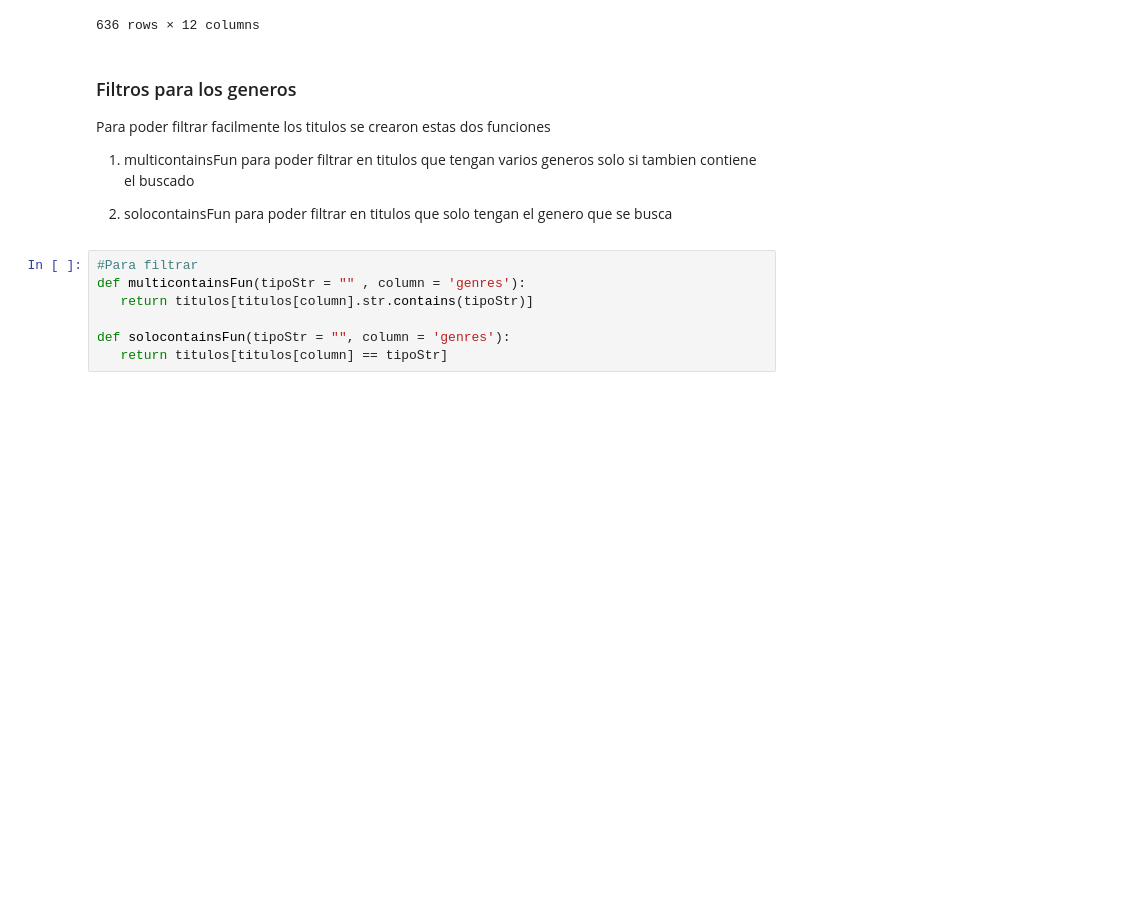
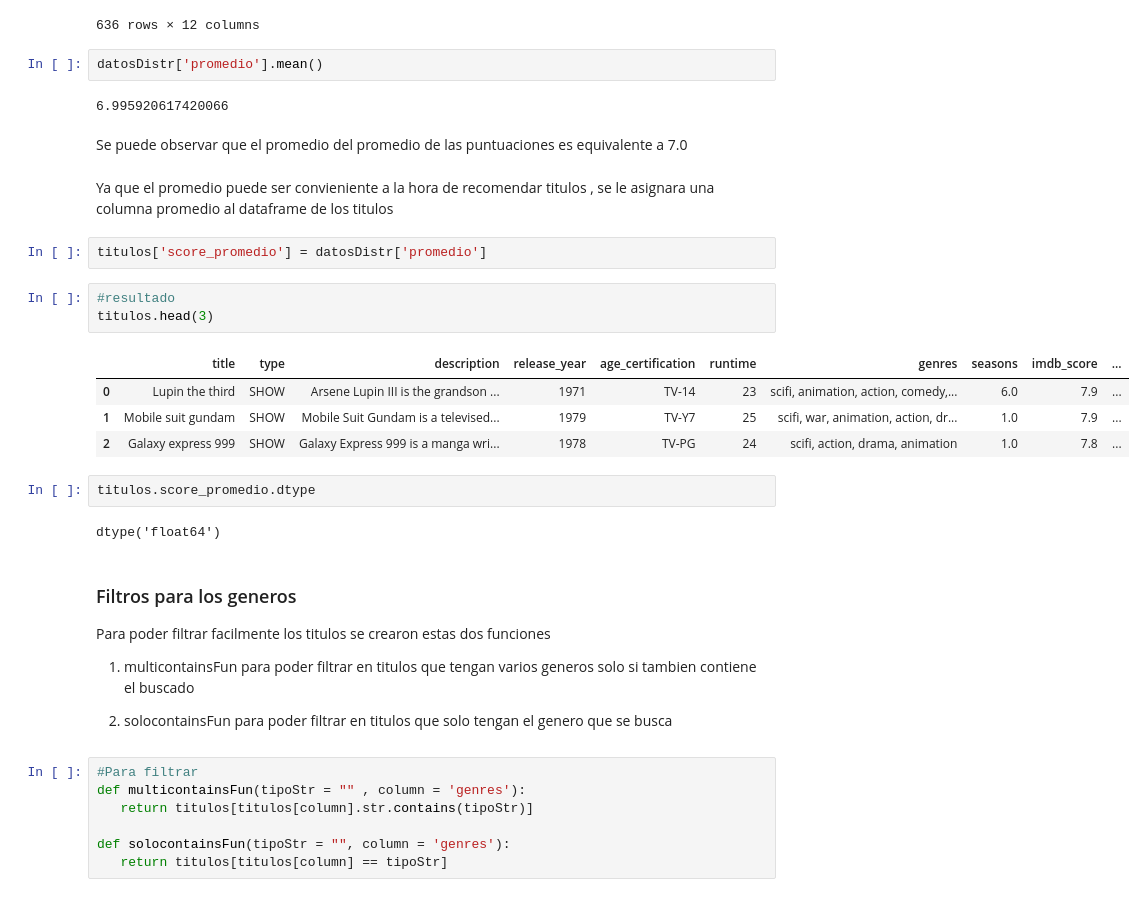
Before and after one commit to Eva02Daruma/presentacion-de-IA, a Jupyter notebook: main.ipynb, the cells around one changed output. Saved outputs shown, nothing was run; the diff lists cells and outputs as text; blank space fills up the shorter version.

```diff
--- a/main.ipynb
+++ b/main.ipynb
@@ -274,6 +277,28 @@ titulos.sort_values(by='imdb_score', ascending = False).dropna()
 | 1060 | Ex-arm | SHOW | 2014: Akira Natsume seems to almo... | 2021 | TV-14 | 23 | scifi, animation, action, crime, ... | 1.0 | 1.7 | ... |
 | 1047 | High guardian spice | SHOW | Four fierce girls train to become... | 2021 | TV-MA | 24 | action, scifi, fantasy, animation... | 1.0 | 1.4 | ... |
 636 rows × 12 columns
+# %%
+datosDistr['promedio'].mean()
+# %% [output]
+6.995920617420066
+# %% [markdown]
+Se puede observar que el promedio del promedio de las puntuaciones es equivalente a 7.0
+# %% [markdown]
+Ya que el promedio puede ser convieniente a la hora de recomendar titulos , se le asignara una columna promedio al dataframe de los titulos
+# %%
+titulos['score_promedio'] = datosDistr['promedio']
+# %%
+#resultado
+titulos.head(3)
+# %% [output]
+|  | title | type | description | release_year | age_certification | runtime | genres | seasons | imdb_score | ... |
+| 0 | Lupin the third | SHOW | Arsene Lupin III is the grandson ... | 1971 | TV-14 | 23 | scifi, animation, action, comedy,... | 6.0 | 7.9 | ... |
+| 1 | Mobile suit gundam | SHOW | Mobile Suit Gundam is a televised... | 1979 | TV-Y7 | 25 | scifi, war, animation, action, dr... | 1.0 | 7.9 | ... |
+| 2 | Galaxy express 999 | SHOW | Galaxy Express 999 is a manga wri... | 1978 | TV-PG | 24 | scifi, action, drama, animation | 1.0 | 7.8 | ... |
+# %%
+titulos.score_promedio.dtype
+# %% [output]
+dtype('float64')
 # %% [markdown]
 ### Filtros para los generos
 
```
Also changed, not shown: parts of 8 cells of this notebook.
